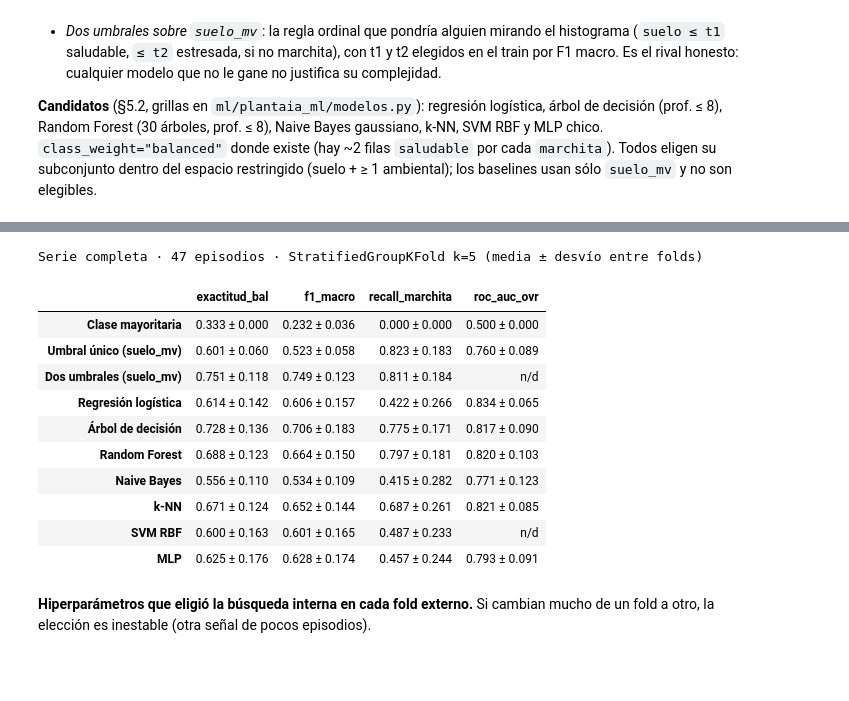
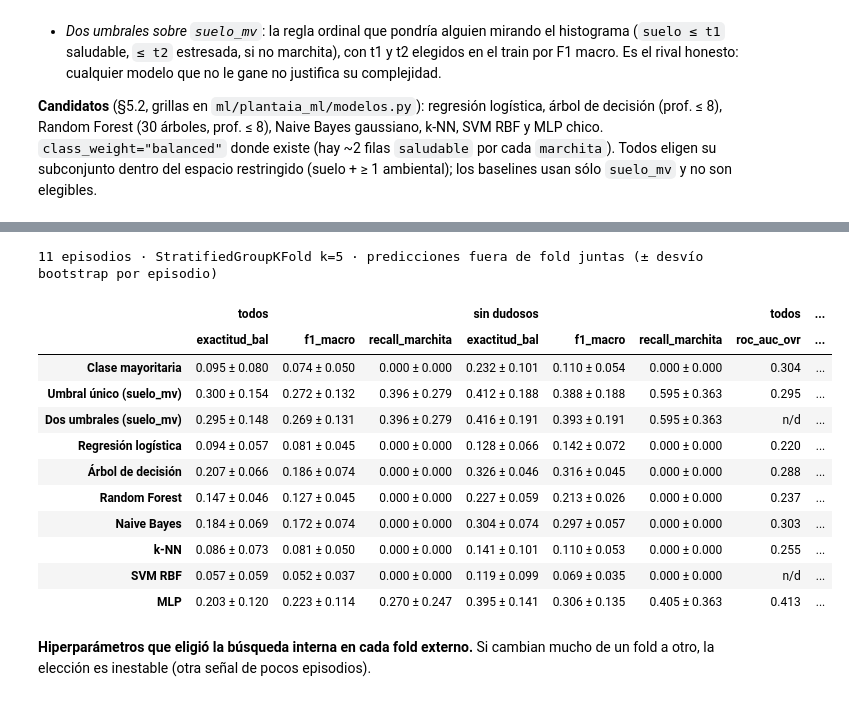
Before and after one commit to phillipbowles/IA_Ruperto, a Jupyter notebook: notebooks/03_modelos.ipynb, the cells around one changed output, grey strips where cells are left out. Drawn from its saved outputs; the diff is of its cells as text; code cells hidden in the pictures; blank space fills up the shorter version.

```diff
--- a/notebooks/03_modelos.ipynb
+++ b/notebooks/03_modelos.ipynb
@@ -189,28 +159,17 @@ dudoso 9: estresada con el sustrato en ~1454 mV, el rango de los saludable de oc
 dudoso 11: propagada de Preferences 16 días después; contradicha por la observación siguiente
 dudoso 14: estresada propagada ~25 h después de un riego, sin nadie que la confirme
 # %%
-fig, axes = plt.subplots(3, 1, figsize=(13, 8.5), sharex=True,
-                         gridspec_kw={"height_ratios": [3, 2, 0.6]})
+fig, axes = plt.subplots(2, 1, figsize=(13, 7), sharex=True, gridspec_kw={"height_ratios": [3, 2]})
 ax = axes[0]
-for f, marca, alfa, tam in [("simulada_relleno", "o", 0.25, 1.5), ("real", "o", 0.9, 2.5)]:
-    d = df[df.fuente == f]
-    ax.scatter(d.ts, d.suelo_mv, s=tam, c=d.clase.map(COLORES), alpha=alfa, lw=0, rasterized=True)
+ax.scatter(df.ts, df.suelo_mv, s=3, c=df.clase.map(COLORES), lw=0, rasterized=True)
 ax.set_ylabel("suelo_mv (mV)\nmás alto = más seco")
-ax.set_title("maceta-01 completada: sustrato por clase (puntos opacos = real; tenues = relleno simulado)",
-             fontweight="bold")
+ax.set_title("maceta-01: sustrato por clase (filas de modelado, 5 min)", fontweight="bold")
 ax.legend(handles=[Patch(color=COLORES[c], label=c) for c in CLASES], ncol=3, loc="upper right")
+for e, d in df.groupby("episodio_id"):
+    ax.annotate(str(e), (d.ts.min(), d.suelo_mv.max()), textcoords="offset points", xytext=(0, 4), fontsize=8)
 ax = axes[1]
-for f, alfa in [("simulada_relleno", 0.25), ("real", 0.9)]:
-    d = df[df.fuente == f]
-    ax.scatter(d.ts, d.temp_c, s=1.5, c="#3a6ea5" if f == "real" else "#9bb7d4", alpha=alfa, lw=0,
-               rasterized=True)
+ax.scatter(df.ts, df.temp_c, s=2, c="#3a6ea5", lw=0, rasterized=True)
 ax.set_ylabel("temp_c (°C)")
-ax = axes[2]
-for f, y0, col in [("real", 0.55, "black"), ("simulada_relleno", 0.0, "#7aa6d6")]:
-    d = df[df.fuente == f]
-    ax.scatter(d.ts, np.full(len(d), y0 + 0.2), marker="|", s=60, c=col, lw=0.6, rasterized=True)
-ax.set_yticks([0.2, 0.75], ["relleno", "real"])
-ax.set_ylim(-0.1, 1.05)
 ax.set_xlabel("fecha (UTC)")
 fig.tight_layout()
 guardar(fig, "serie_maceta01_modelado.png")
@@ -416,35 +390,37 @@ MLP                          37.8 s
 # %%
-METRICAS = ["exactitud_bal", "f1_macro", "recall_marchita", "roc_auc_ovr"]
+METRICAS = ["exactitud_bal", "f1_macro", "recall_marchita"]
 
 
 def tabla_metricas(res_por_modelo):
     filas = {}
     for n, r in res_por_modelo.items():
-        f = r["folds"]
-        filas[n] = {m: f"{f[m].mean():.3f} ± {f[m].std(ddof=0):.3f}" if f[m].notna().all() else "n/d"
-                    for m in METRICAS}
+        m = r["metricas"]
+        filas[n] = {(mk, met): f"{m[(mk, met)]:.3f} ± {m[(mk, met + ' (desvío)')]:.3f}"
+                    for mk in MASCARAS_EV for met in METRICAS}
+        for mk in MASCARAS_EV:
+            filas[n][(mk, "roc_auc_ovr")] = f"{m[(mk, 'roc_auc_ovr')]:.3f}" if np.isfinite(m[(mk, "roc_auc_ovr")]) else "n/d"
     return pd.DataFrame(filas).T
 
 
-print(f"Serie completa · {df.episodio_id.nunique()} episodios · StratifiedGroupKFold k={K_EXTERNO} "
-      f"(media ± desvío entre folds)")
+print(f"{df.episodio_id.nunique()} episodios · StratifiedGroupKFold k={K_EXTERNO} · predicciones fuera de fold "
+      f"juntas (± desvío bootstrap por episodio)")
 tabla_cv = tabla_metricas(resultados)
 display(tabla_cv)
-
-resumen_cv = pd.DataFrame({n: resumir(r) for n, r in resultados.items()}).T
+resumen_cv = pd.DataFrame({n: r["metricas"] for n, r in resultados.items()}).T
 # %% [output]
-Serie completa · 47 episodios · StratifiedGroupKFold k=5 (media ± desvío entre folds)
+11 episodios · StratifiedGroupKFold k=5 · predicciones fuera de fold juntas (± desvío bootstrap por episodio)
-|  | exactitud_bal | f1_macro | recall_marchita | roc_auc_ovr |
-| Clase mayoritaria | 0.333 ± 0.000 | 0.232 ± 0.036 | 0.000 ± 0.000 | 0.500 ± 0.000 |
-| Umbral único (suelo_mv) | 0.601 ± 0.060 | 0.523 ± 0.058 | 0.823 ± 0.183 | 0.760 ± 0.089 |
-| Dos umbrales (suelo_mv) | 0.751 ± 0.118 | 0.749 ± 0.123 | 0.811 ± 0.184 | n/d |
-| Regresión logística | 0.614 ± 0.142 | 0.606 ± 0.157 | 0.422 ± 0.266 | 0.834 ± 0.065 |
-| Árbol de decisión | 0.728 ± 0.136 | 0.706 ± 0.183 | 0.775 ± 0.171 | 0.817 ± 0.090 |
-| Random Forest | 0.688 ± 0.123 | 0.664 ± 0.150 | 0.797 ± 0.181 | 0.820 ± 0.103 |
-| Naive Bayes | 0.556 ± 0.110 | 0.534 ± 0.109 | 0.415 ± 0.282 | 0.771 ± 0.123 |
-| k-NN | 0.671 ± 0.124 | 0.652 ± 0.144 | 0.687 ± 0.261 | 0.821 ± 0.085 |
-| SVM RBF | 0.600 ± 0.163 | 0.601 ± 0.165 | 0.487 ± 0.233 | n/d |
-| MLP | 0.625 ± 0.176 | 0.628 ± 0.174 | 0.457 ± 0.244 | 0.793 ± 0.091 |
+|  | todos |  |  | sin dudosos |  |  | todos | ... |
+|  | exactitud_bal | f1_macro | recall_marchita | exactitud_bal | f1_macro | recall_marchita | roc_auc_ovr | ... |
+| Clase mayoritaria | 0.095 ± 0.080 | 0.074 ± 0.050 | 0.000 ± 0.000 | 0.232 ± 0.101 | 0.110 ± 0.054 | 0.000 ± 0.000 | 0.304 | ... |
+| Umbral único (suelo_mv) | 0.300 ± 0.154 | 0.272 ± 0.132 | 0.396 ± 0.279 | 0.412 ± 0.188 | 0.388 ± 0.188 | 0.595 ± 0.363 | 0.295 | ... |
+| Dos umbrales (suelo_mv) | 0.295 ± 0.148 | 0.269 ± 0.131 | 0.396 ± 0.279 | 0.416 ± 0.191 | 0.393 ± 0.191 | 0.595 ± 0.363 | n/d | ... |
+| Regresión logística | 0.094 ± 0.057 | 0.081 ± 0.045 | 0.000 ± 0.000 | 0.128 ± 0.066 | 0.142 ± 0.072 | 0.000 ± 0.000 | 0.220 | ... |
+| Árbol de decisión | 0.207 ± 0.066 | 0.186 ± 0.074 | 0.000 ± 0.000 | 0.326 ± 0.046 | 0.316 ± 0.045 | 0.000 ± 0.000 | 0.288 | ... |
+| Random Forest | 0.147 ± 0.046 | 0.127 ± 0.045 | 0.000 ± 0.000 | 0.227 ± 0.059 | 0.213 ± 0.026 | 0.000 ± 0.000 | 0.237 | ... |
+| Naive Bayes | 0.184 ± 0.069 | 0.172 ± 0.074 | 0.000 ± 0.000 | 0.304 ± 0.074 | 0.297 ± 0.057 | 0.000 ± 0.000 | 0.303 | ... |
+| k-NN | 0.086 ± 0.073 | 0.081 ± 0.050 | 0.000 ± 0.000 | 0.141 ± 0.101 | 0.110 ± 0.053 | 0.000 ± 0.000 | 0.255 | ... |
+| SVM RBF | 0.057 ± 0.059 | 0.052 ± 0.037 | 0.000 ± 0.000 | 0.119 ± 0.099 | 0.069 ± 0.035 | 0.000 ± 0.000 | n/d | ... |
+| MLP | 0.203 ± 0.120 | 0.223 ± 0.114 | 0.270 ± 0.247 | 0.395 ± 0.141 | 0.306 ± 0.135 | 0.405 ± 0.363 | 0.413 | ... |
 # %% [markdown]
 **Hiperparámetros que eligió la búsqueda interna en cada fold externo.** Si cambian mucho de un fold a otro, la elección es inestable (otra señal de pocos episodios).
 # %%
```
Also changed, not shown: parts of 112 cells of this notebook, 39 other files.
